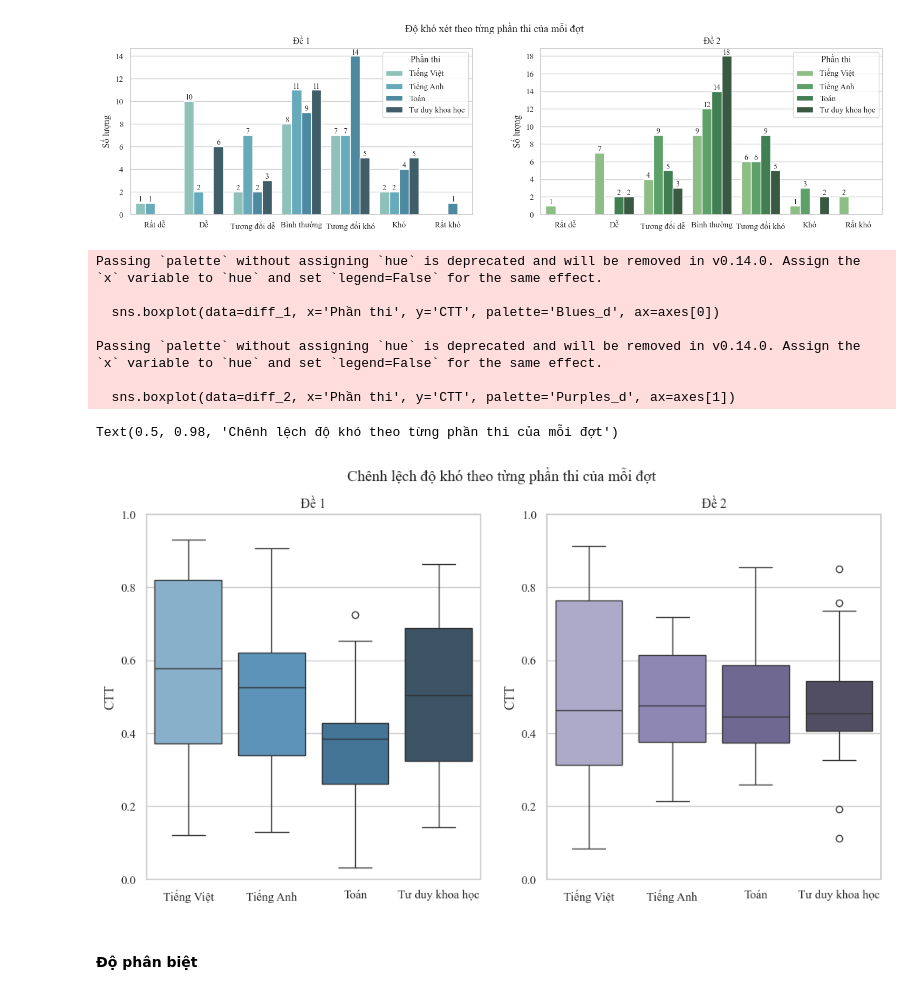
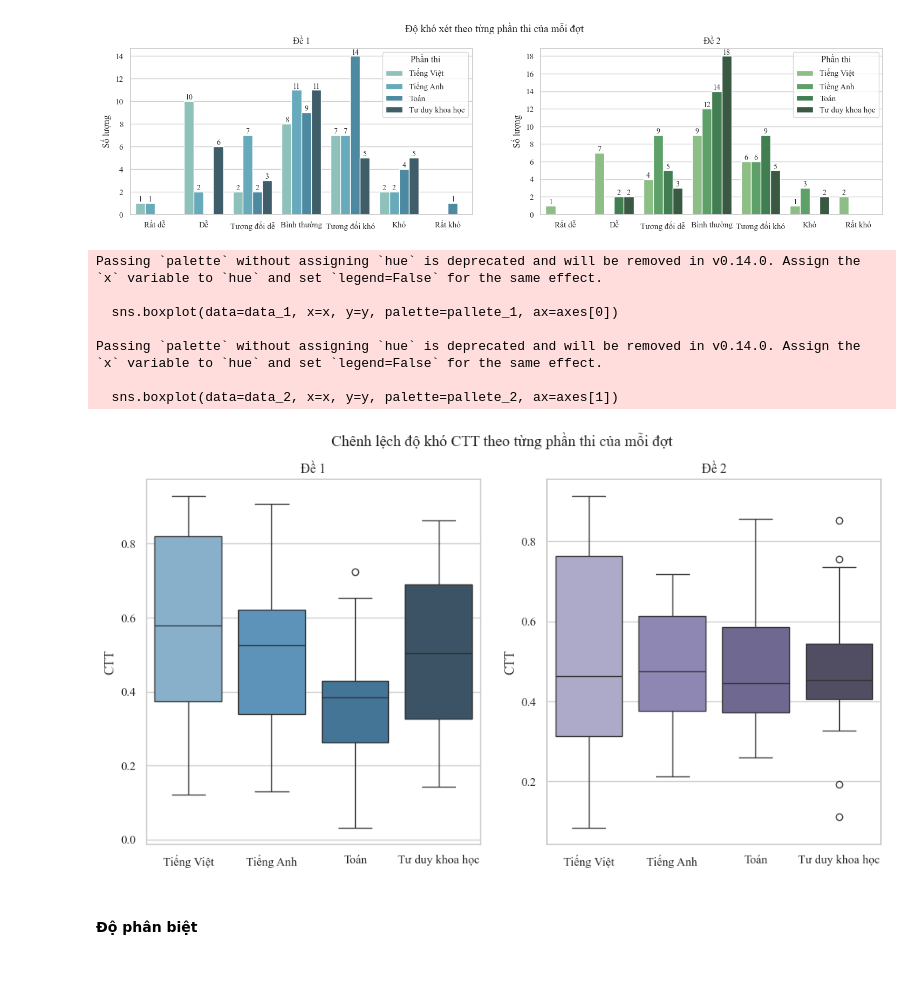
Before and after one commit to DuongThai2712/item-analysis-and-mmle-irt, a Jupyter notebook: main.ipynb, the cells around one changed output. Cells and saved outputs as stored; diff of their text form; code cells hidden in the pictures.

Commit message:
Added IRT box plot

```diff
--- a/main.ipynb
+++ b/main.ipynb
@@ -276,26 +276,16 @@ plt.suptitle('Độ khó xét theo từng phần thi của mỗi đợt', fontsi
 Text(0.5, 1.0, 'Độ khó xét theo từng phần thi của mỗi đợt')
 [figure]
 # %%
-fig, axes = plt.subplots(ncols=2, figsize=(12, 6))
-sns.boxplot(data=diff_1, x='Phần thi', y='CTT', palette='Blues_d', ax=axes[0])
-axes[0].set_title('Đề 1')
-axes[0].set_ylim(0,1)
-axes[0].set_xlabel(None)
-sns.boxplot(data=diff_2, x='Phần thi', y='CTT', palette='Purples_d', ax=axes[1])
-axes[1].set_title('Đề 2')
-axes[1].set_ylim(0,1)
-axes[1].set_xlabel(None)
-plt.suptitle('Chênh lệch độ khó theo từng phần thi của mỗi đợt', fontsize=14, y=0.98)
+ip.draw_box_plot(diff_1, diff_2, 'Phần thi', 'CTT', 'Blues_d', 'Purples_d', 'Chênh lệch độ khó CTT theo từng phần thi của mỗi đợt')
 # %% [output]
 Passing `palette` without assigning `hue` is deprecated and will be removed in v0.14.0. Assign the `x` variable to `hue` and set `legend=False` for the same effect.
 
-  sns.boxplot(data=diff_1, x='Phần thi', y='CTT', palette='Blues_d', ax=axes[0])
+  sns.boxplot(data=data_1, x=x, y=y, palette=pallete_1, ax=axes[0])
 
 Passing `palette` without assigning `hue` is deprecated and will be removed in v0.14.0. Assign the `x` variable to `hue` and set `legend=False` for the same effect.
 
-  sns.boxplot(data=diff_2, x='Phần thi', y='CTT', palette='Purples_d', ax=axes[1])
+  sns.boxplot(data=data_2, x=x, y=y, palette=pallete_2, ax=axes[1])
-Text(0.5, 0.98, 'Chênh lệch độ khó theo từng phần thi của mỗi đợt')
-[figure, old version]
+[figure, new version]
 # %% [markdown]
 #### Độ phân biệt
 # %%
```
Also changed, not shown: parts of 6 cells of this notebook, 1 other file.
